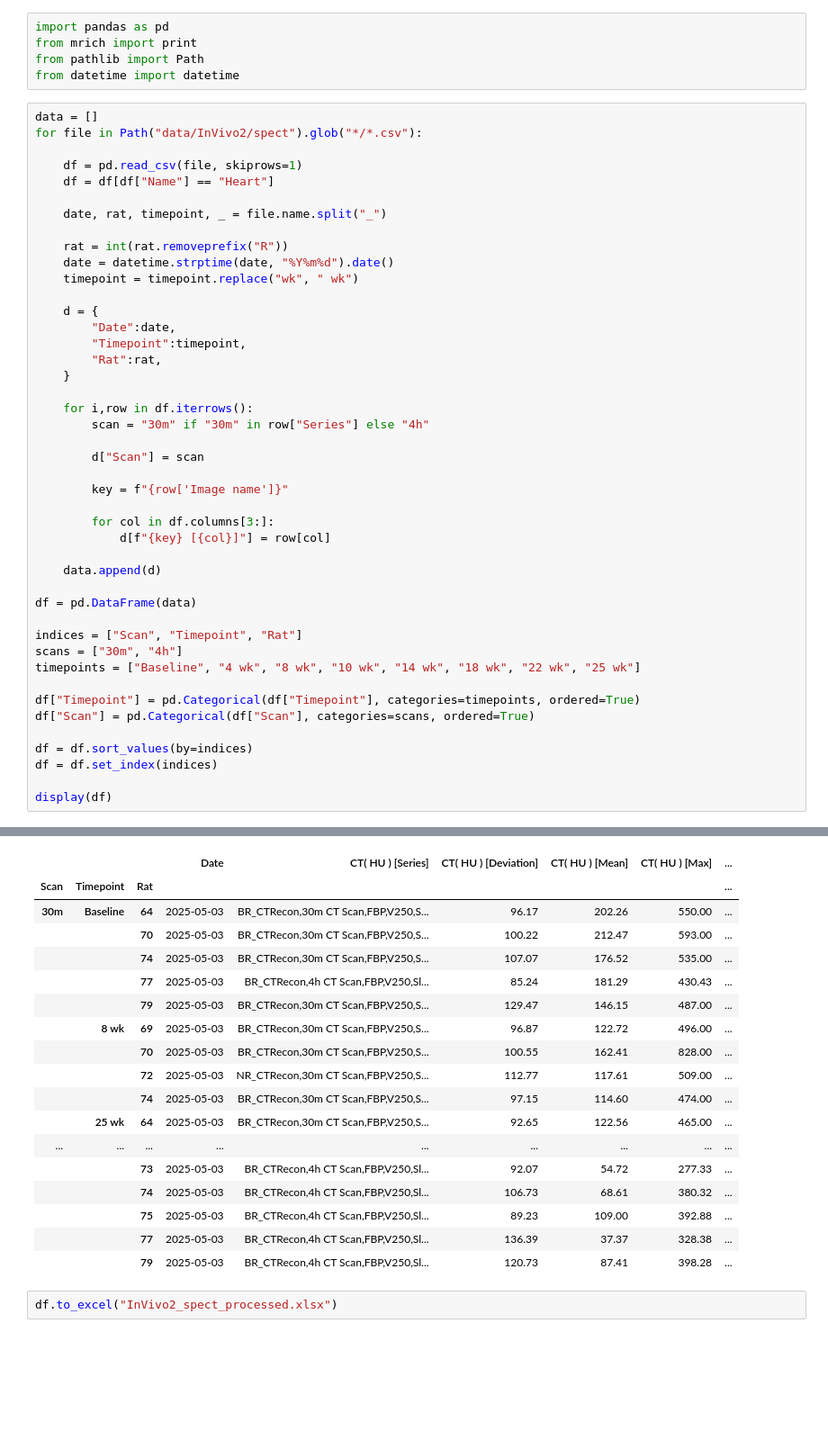
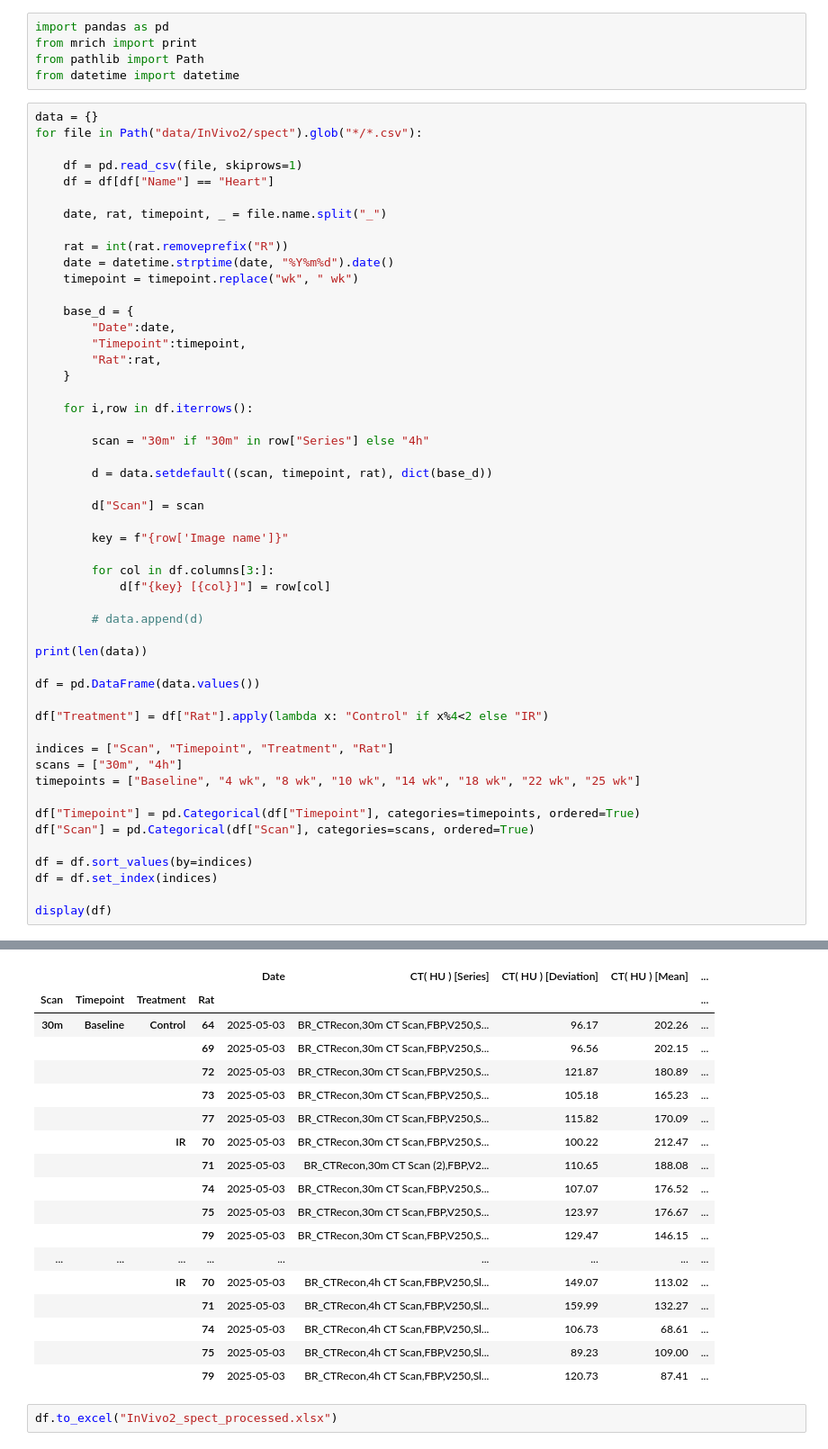
Before and after one commit to mwinokan/SPECT-analysis, a Jupyter notebook: invivo2_spect.ipynb, the cells around one changed output, grey strips where cells are left out. Shown at 90% size. Drawn from its saved outputs; the diff is of its cells as text; blank space fills up the shorter version.

```diff
--- a/invivo2_spect.ipynb
+++ b/invivo2_spect.ipynb
@@ -4,7 +4,7 @@ from mrich import print
 from pathlib import Path
 from datetime import datetime
 # %%
-data = []
+data = {}
 for file in Path("data/InVivo2/spect").glob("*/*.csv"):
 
     df = pd.read_csv(file, skiprows=1)
@@ -16,14 +16,17 @@ for file in Path("data/InVivo2/spect").glob("*/*.csv"):
     date = datetime.strptime(date, "%Y%m%d").date()
     timepoint = timepoint.replace("wk", " wk")
 
-    d = {
+    base_d = {
         "Date":date,
         "Timepoint":timepoint,
         "Rat":rat,
     }
 
     for i,row in df.iterrows():
+
         scan = "30m" if "30m" in row["Series"] else "4h"
+
+        d = data.setdefault((scan, timepoint, rat), dict(base_d))
 
         d["Scan"] = scan
 
@@ -32,11 +35,15 @@ for file in Path("data/InVivo2/spect").glob("*/*.csv"):
         for col in df.columns[3:]:
             d[f"{key} [{col}]"] = row[col]
 
-    data.append(d)
+        # data.append(d)
 
-df = pd.DataFrame(data)
+print(len(data))
 
-indices = ["Scan", "Timepoint", "Rat"]
+df = pd.DataFrame(data.values())
+
+df["Treatment"] = df["Rat"].apply(lambda x: "Control" if x%4<2 else "IR")
+
+indices = ["Scan", "Timepoint", "Treatment", "Rat"]
 scans = ["30m", "4h"]
 timepoints = ["Baseline", "4 wk", "8 wk", "10 wk", "14 wk", "18 wk", "22 wk", "25 wk"]
 
@@ -51,20 +59,20 @@ display(df)
-|  |  |  | Date | CT( HU ) [Series] | CT( HU ) [Deviation] | CT( HU ) [Mean] | CT( HU ) [Max] | ... |
-| Scan | Timepoint | Rat |  |  |  |  |  | ... |
-| 30m | Baseline | 64 | 2025-05-03 | BR_CTRecon,30m CT Scan,FBP,V250,S... | 96.17 | 202.26 | 550.00 | ... |
-|  |  | 70 | 2025-05-03 | BR_CTRecon,30m CT Scan,FBP,V250,S... | 100.22 | 212.47 | 593.00 | ... |
-|  |  | 74 | 2025-05-03 | BR_CTRecon,30m CT Scan,FBP,V250,S... | 107.07 | 176.52 | 535.00 | ... |
-|  |  | 77 | 2025-05-03 | BR_CTRecon,4h CT Scan,FBP,V250,Sl... | 85.24 | 181.29 | 430.43 | ... |
-|  |  | 79 | 2025-05-03 | BR_CTRecon,30m CT Scan,FBP,V250,S... | 129.47 | 146.15 | 487.00 | ... |
-|  | 8 wk | 69 | 2025-05-03 | BR_CTRecon,30m CT Scan,FBP,V250,S... | 96.87 | 122.72 | 496.00 | ... |
-|  |  | 70 | 2025-05-03 | BR_CTRecon,30m CT Scan,FBP,V250,S... | 100.55 | 162.41 | 828.00 | ... |
-|  |  | 72 | 2025-05-03 | NR_CTRecon,30m CT Scan,FBP,V250,S... | 112.77 | 117.61 | 509.00 | ... |
-|  |  | 74 | 2025-05-03 | BR_CTRecon,30m CT Scan,FBP,V250,S... | 97.15 | 114.60 | 474.00 | ... |
-|  | 25 wk | 64 | 2025-05-03 | BR_CTRecon,30m CT Scan,FBP,V250,S... | 92.65 | 122.56 | 465.00 | ... |
+|  |  |  |  | Date | CT( HU ) [Series] | CT( HU ) [Deviation] | CT( HU ) [Mean] | ... |
+| Scan | Timepoint | Treatment | Rat |  |  |  |  | ... |
+| 30m | Baseline | Control | 64 | 2025-05-03 | BR_CTRecon,30m CT Scan,FBP,V250,S... | 96.17 | 202.26 | ... |
+|  |  |  | 69 | 2025-05-03 | BR_CTRecon,30m CT Scan,FBP,V250,S... | 96.56 | 202.15 | ... |
+|  |  |  | 72 | 2025-05-03 | BR_CTRecon,30m CT Scan,FBP,V250,S... | 121.87 | 180.89 | ... |
+|  |  |  | 73 | 2025-05-03 | BR_CTRecon,30m CT Scan,FBP,V250,S... | 105.18 | 165.23 | ... |
+|  |  |  | 77 | 2025-05-03 | BR_CTRecon,30m CT Scan,FBP,V250,S... | 115.82 | 170.09 | ... |
+|  |  | IR | 70 | 2025-05-03 | BR_CTRecon,30m CT Scan,FBP,V250,S... | 100.22 | 212.47 | ... |
+|  |  |  | 71 | 2025-05-03 | BR_CTRecon,30m CT Scan (2),FBP,V2... | 110.65 | 188.08 | ... |
+|  |  |  | 74 | 2025-05-03 | BR_CTRecon,30m CT Scan,FBP,V250,S... | 107.07 | 176.52 | ... |
+|  |  |  | 75 | 2025-05-03 | BR_CTRecon,30m CT Scan,FBP,V250,S... | 123.97 | 176.67 | ... |
+|  |  |  | 79 | 2025-05-03 | BR_CTRecon,30m CT Scan,FBP,V250,S... | 129.47 | 146.15 | ... |
 | ... | ... | ... | ... | ... | ... | ... | ... | ... |
-|  |  | 73 | 2025-05-03 | BR_CTRecon,4h CT Scan,FBP,V250,Sl... | 92.07 | 54.72 | 277.33 | ... |
-|  |  | 74 | 2025-05-03 | BR_CTRecon,4h CT Scan,FBP,V250,Sl... | 106.73 | 68.61 | 380.32 | ... |
-|  |  | 75 | 2025-05-03 | BR_CTRecon,4h CT Scan,FBP,V250,Sl... | 89.23 | 109.00 | 392.88 | ... |
-|  |  | 77 | 2025-05-03 | BR_CTRecon,4h CT Scan,FBP,V250,Sl... | 136.39 | 37.37 | 328.38 | ... |
-|  |  | 79 | 2025-05-03 | BR_CTRecon,4h CT Scan,FBP,V250,Sl... | 120.73 | 87.41 | 398.28 | ... |
+|  |  | IR | 70 | 2025-05-03 | BR_CTRecon,4h CT Scan,FBP,V250,Sl... | 149.07 | 113.02 | ... |
+|  |  |  | 71 | 2025-05-03 | BR_CTRecon,4h CT Scan,FBP,V250,Sl... | 159.99 | 132.27 | ... |
+|  |  |  | 74 | 2025-05-03 | BR_CTRecon,4h CT Scan,FBP,V250,Sl... | 106.73 | 68.61 | ... |
+|  |  |  | 75 | 2025-05-03 | BR_CTRecon,4h CT Scan,FBP,V250,Sl... | 89.23 | 109.00 | ... |
+|  |  |  | 79 | 2025-05-03 | BR_CTRecon,4h CT Scan,FBP,V250,Sl... | 120.73 | 87.41 | ... |
 # %%
 df.to_excel("InVivo2_spect_processed.xlsx")
```
Also changed, not shown: parts of 1 cell of this notebook, 5 other files.
